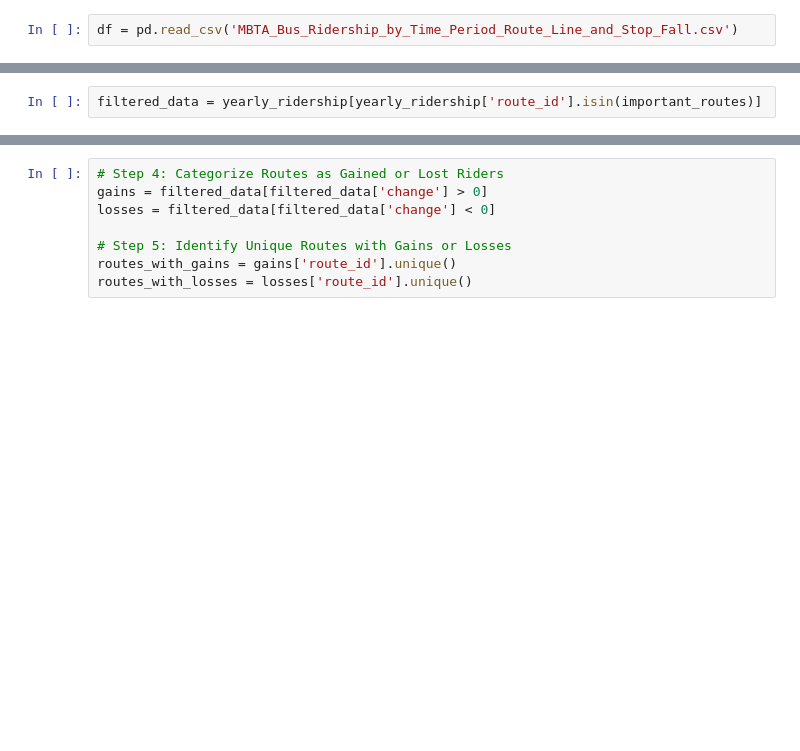
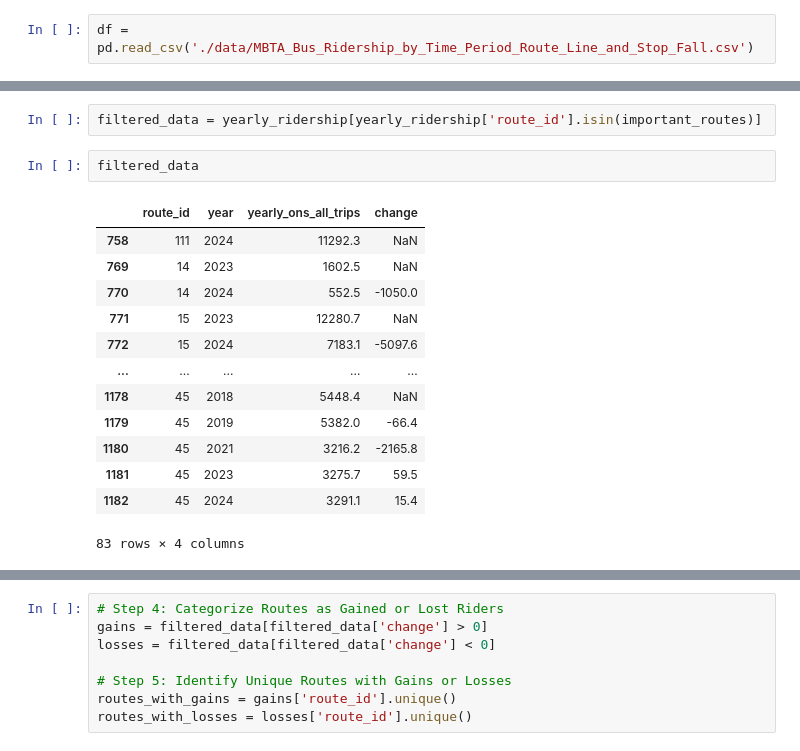
Before and after one commit to sky1502/DataProject, a Jupyter notebook: ridership_over_years.ipynb, the cells around one changed output, grey strips where cells are left out. Cells and saved outputs as stored; diff of their text form; blank space fills up the shorter version.

```diff
--- a/ridership_over_years.ipynb
+++ b/ridership_over_years.ipynb
@@ -8,5 +10,5 @@ df = pd.read_csv('MBTA_Monthly_Ridership_By_Mode_and_Line.csv')
 # %%
-df = pd.read_csv('MBTA_Bus_Ridership_by_Time_Period_Route_Line_and_Stop_Fall.csv')
+df = pd.read_csv('./data/MBTA_Bus_Ridership_by_Time_Period_Route_Line_and_Stop_Fall.csv')
 # %%
 df.shape
 # %% [output]
@@ -100,4 +68,20 @@ Routes with Gains in Ridership Over the Years:
 important_routes = [ '22', '29', '15', '45', '44', '42', '17', '23', '31', '26', '111', '24', '33', '14']
 # %%
 filtered_data = yearly_ridership[yearly_ridership['route_id'].isin(important_routes)]
+# %%
+filtered_data
+# %% [output]
+|  | route_id | year | yearly_ons_all_trips | change |
+| 758 | 111 | 2024 | 11292.3 | NaN |
+| 769 | 14 | 2023 | 1602.5 | NaN |
+| 770 | 14 | 2024 | 552.5 | -1050.0 |
+| 771 | 15 | 2023 | 12280.7 | NaN |
+| 772 | 15 | 2024 | 7183.1 | -5097.6 |
+| ... | ... | ... | ... | ... |
+| 1178 | 45 | 2018 | 5448.4 | NaN |
+| 1179 | 45 | 2019 | 5382.0 | -66.4 |
+| 1180 | 45 | 2021 | 3216.2 | -2165.8 |
+| 1181 | 45 | 2023 | 3275.7 | 59.5 |
+| 1182 | 45 | 2024 | 3291.1 | 15.4 |
+83 rows × 4 columns
 # %%
```
Also changed, not shown: parts of 9 cells of this notebook.
